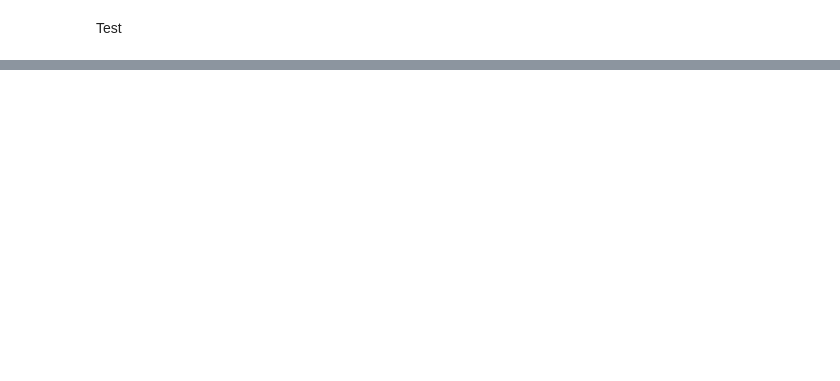
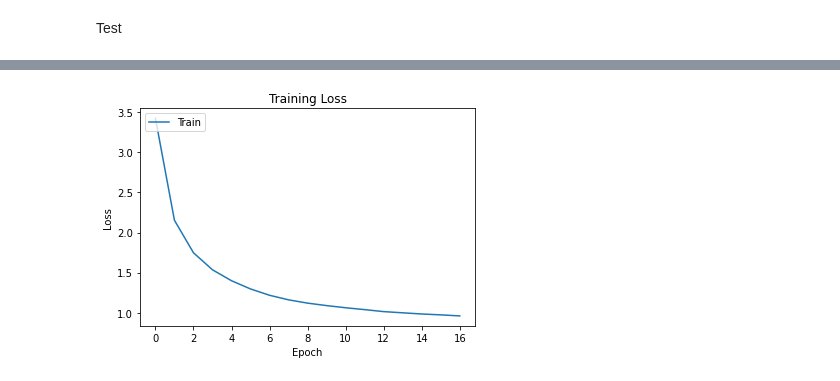
Before and after one commit to asadian98/Deep-Learning-Course-EE25647, a Jupyter notebook: HW3/HW3_Q3.ipynb, the cells around one changed output, grey strips where cells are left out. Cells and saved outputs as stored; diff of their text form; code cells hidden in the pictures; blank space fills up the shorter version.

```diff
--- a/HW3/HW3_Q3.ipynb
+++ b/HW3/HW3_Q3.ipynb
@@ -534,0 +760,26 @@ Text(0, 2, 'Caption Predicted: ')
+# %%
+from tensorflow.keras.utils import plot_model
+from tensorflow.keras.layers import LSTM, Dense, Input, Dropout
+from keras.layers.merge import add
+from keras.models import Model
+
+
+inputs1 = Input(shape=(4096,))
+fe1 = Dropout(0.5)(inputs1)
+fe2 = Dense(256, activation='relu')(fe1)
+
+inputs2 = Input(shape=(maxCapSize,))
+se1 = tf.keras.layers.Embedding(vocab_size, 300, mask_zero=True)(inputs2)
+se2 = Dropout(0.5)(se1)
+se3 = LSTM(256)(se2)
+
+decoder1 = add([fe2, se3])
+decoder2 = Dense(256, activation='relu')(decoder1)
+outputs = Dense(vocab_size, activation='softmax')(decoder2)
+model = Model(inputs=[inputs1, inputs2], outputs=outputs)
+model.layers[2].set_weights([embedding_matrix])
+model.layers[2].trainable = False
+model.compile(loss='categorical_crossentropy', optimizer='adam')
+
+print(model.summary())
+plot_model(model, to_file='model.png', show_shapes=True)
@@ -534,0 +859,16 @@ Text(0, 2, 'Caption Predicted: ')
+# %%
+loss_list = []
+epochs = 17
+for i in range(epochs):
+  df = pd.read_csv('history2_' + str(i) + '.csv' )
+  loss_list.append(df['loss'][0])
+
+plt.figure()
+plt.plot(loss_list)
+plt.title('Training Loss')
+plt.ylabel('Loss')
+plt.xlabel('Epoch')
+plt.legend(['Train'], loc='upper left')
+plt.show()
+# %% [output]
+[figure, added]
```
Also changed, not shown: parts of 43 cells of this notebook.
